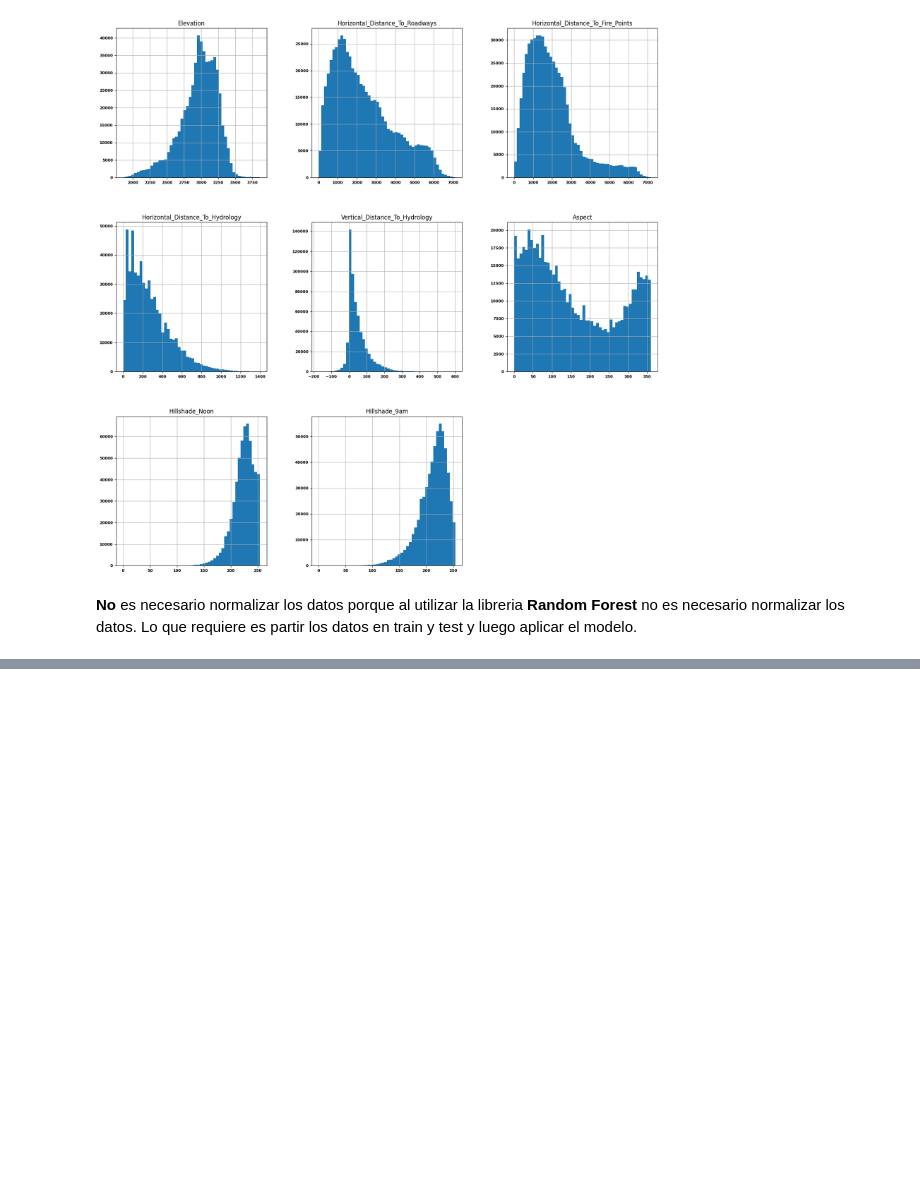
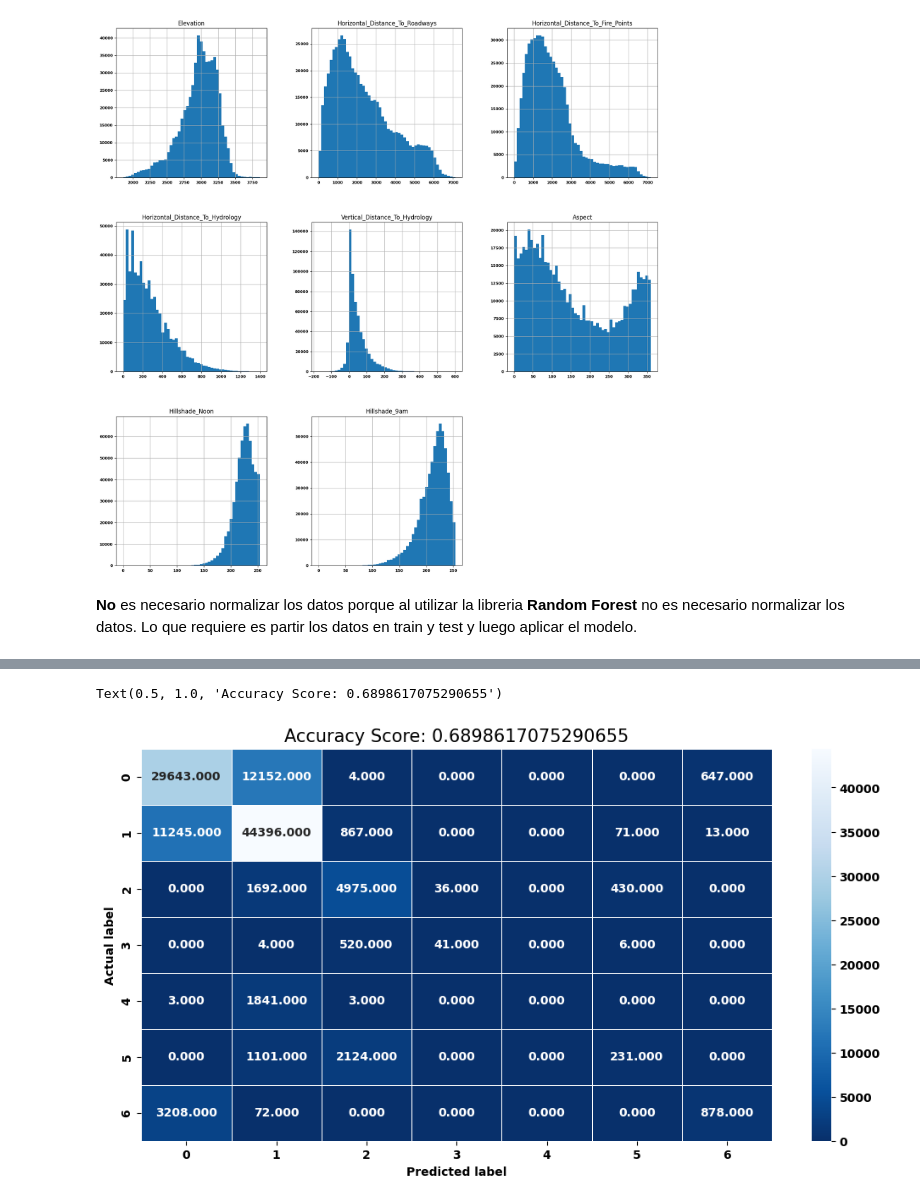
Before and after one commit to Enriquepardo/Examen-EDA, a Jupyter notebook: DataSet.ipynb, the cells around one changed output, grey strips where cells are left out. Saved outputs shown, nothing was run; the diff lists cells and outputs as text; code cells hidden in the pictures; blank space fills up the shorter version.

```diff
--- a/DataSet.ipynb
+++ b/DataSet.ipynb
@@ -162,3 +154,10 @@ array([[<Axes: title={'center': 'Elevation'}>,
 # %% [markdown]
 **No** es necesario normalizar los datos porque al utilizar la libreria **Random Forest** no es necesario normalizar los datos.
 Lo que requiere es partir los datos en train y test y luego aplicar el modelo.
+# %%
+#  Normalizamos los datos para que esten en el mismo rango
+from sklearn.preprocessing import MinMaxScaler
+
+scaler = MinMaxScaler()
+df_filt_norm = pd.DataFrame(scaler.fit_transform(df_filt), columns=df_filt.columns)
+df_filt_norm
@@ -164,0 +199,11 @@ Lo que requiere es partir los datos en train y test y luego aplicar el modelo.
+# %%
+#  Dividimos los datos en train y test para poder evaluar el modelo
+from sklearn.model_selection import train_test_split
+
+X_train, X_test, y_train, y_test = train_test_split(df_filt_norm, y, test_size=0.2, random_state=100)
+# %%
+#  Entrenamos el modelo de regresión logística
+from sklearn.linear_model import LogisticRegression
+
+model = LogisticRegression(max_iter=1000, random_state=100)
+model.fit(X_train, y_train)
@@ -164,0 +212,2 @@ Lo que requiere es partir los datos en train y test y luego aplicar el modelo.
+# %%
+y_pred = model.predict(X_test)
@@ -164,0 +247,12 @@ Lo que requiere es partir los datos en train y test y luego aplicar el modelo.
+# %%
+
+cm = confusion_matrix(y_test, y_pred)
+
+sns.heatmap(cm, annot=True, fmt=".3f", linewidths=.5, square=False, cmap='Blues_r')
+plt.ylabel('Actual label')
+plt.xlabel('Predicted label')
+all_sample_title = 'Accuracy Score: {0}'.format(accuracy_score(y_test, y_pred))
+plt.title(all_sample_title, size=15)
+# %% [output]
+Text(0.5, 1.0, 'Accuracy Score: 0.6898617075290655')
+[figure, added]
```
Also changed, not shown: parts of 32 cells of this notebook.
